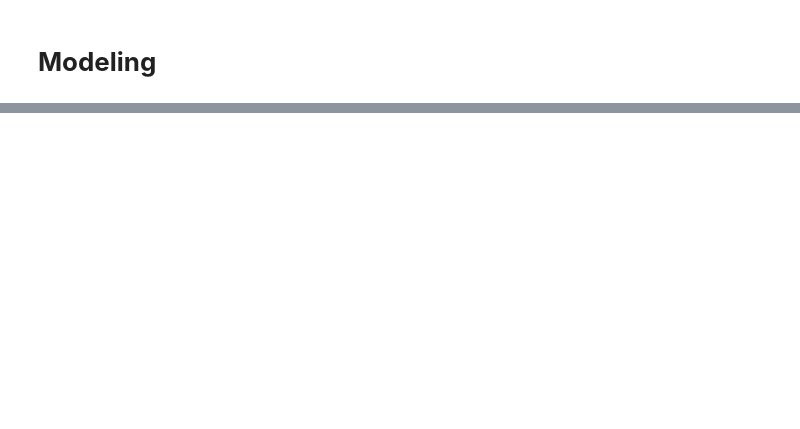
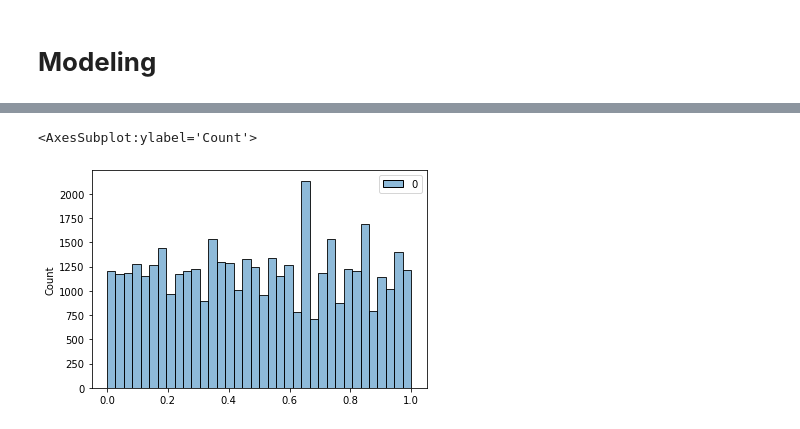
Before and after one commit to abuubaida01/Car_Price_Prediction, a Jupyter notebook: CPP_notebok.ipynb, the cells around one changed output, grey strips where cells are left out. Cells and saved outputs as stored; diff of their text form; code cells hidden in the pictures; blank space fills up the shorter version.

```diff
--- a/CPP_notebok.ipynb
+++ b/CPP_notebok.ipynb
@@ -466,0 +815,6 @@ df.sample(5)
+# %%
+#after QuantileTransformer
+sns.histplot(mileage)   # as it takled some outliers as well so will apply this to rest
+# %% [output]
+<AxesSubplot:ylabel='Count'>
+[figure, added]
```
Also changed, not shown: parts of 78 cells of this notebook.
